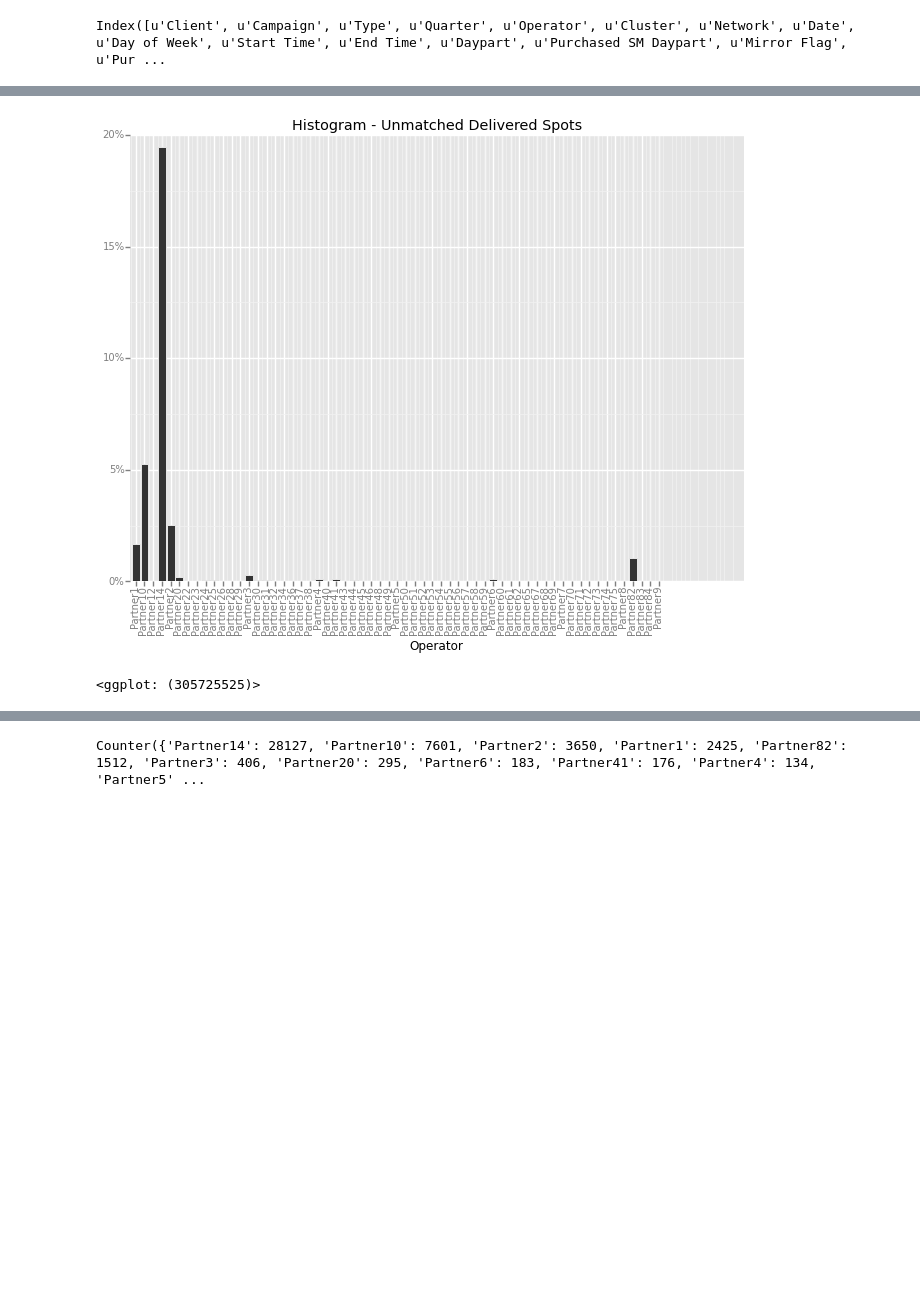
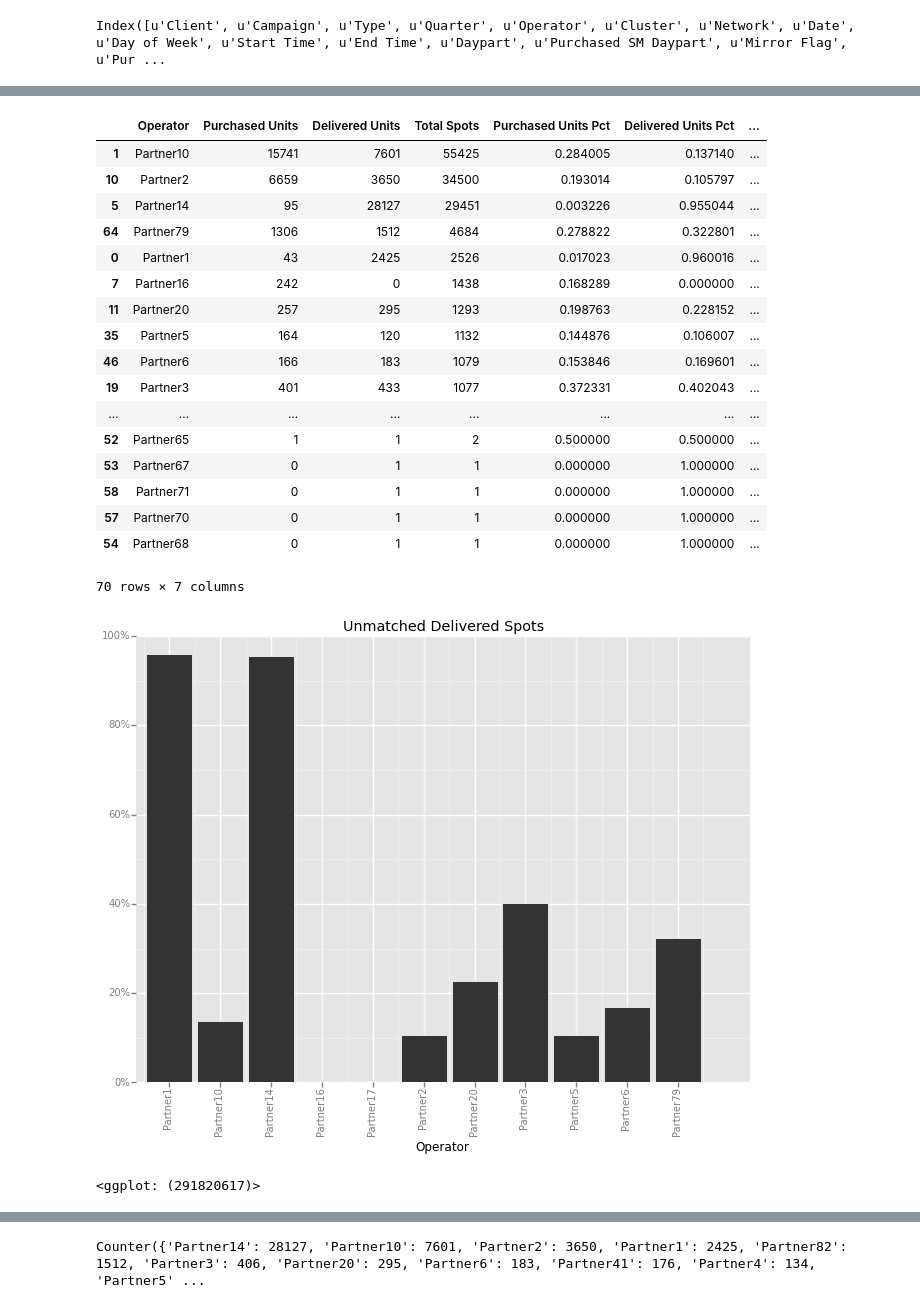
Before and after one commit to asbhat/data-science-class, a Jupyter notebook: final-project/Aditya Bhat - Final Project.ipynb, the cells around one changed output, grey strips where cells are left out. Saved outputs shown, nothing was run; the diff lists cells and outputs as text; code cells hidden in the pictures; blank space fills up the shorter version.

```diff
--- a/final-project/Aditya Bhat - Final Project.ipynb
+++ b/final-project/Aditya Bhat - Final Project.ipynb
@@ -36,6 +32,36 @@ spotHistData['Delivered Units'] = spotHistData['Delivered Units'] / totalSpots
+# %%
+spotHistData = unmatchedData[['Operator', 'Purchased Units', 'Delivered Units']].groupby('Operator').sum()
+providerTotalSpotCounts = rawData[['Operator','Network']].groupby('Operator').count()
+spotHistData = spotHistData.merge(providerTotalSpotCounts, how='left', left_index=True, right_index=True)
+spotHistData.rename(columns={'Network': 'Total Spots'}, inplace=True)
+spotHistData.reset_index(inplace=True)
+spotHistData['Purchased Units Pct'] = spotHistData['Purchased Units'] / spotHistData['Total Spots']
+spotHistData['Delivered Units Pct'] = spotHistData['Delivered Units'] / spotHistData['Total Spots']
+spotHistData['Clearance Score'] = (spotHistData['Delivered Units'] - spotHistData['Purchased Units']) / spotHistData['Total Spots']
+spotHistData.sort(columns=['Total Spots'], inplace=True, ascending=False)
+spotHistData
+# %% [output]
+|  | Operator | Purchased Units | Delivered Units | Total Spots | Purchased Units Pct | Delivered Units Pct | ... |
+| 1 | Partner10 | 15741 | 7601 | 55425 | 0.284005 | 0.137140 | ... |
+| 10 | Partner2 | 6659 | 3650 | 34500 | 0.193014 | 0.105797 | ... |
+| 5 | Partner14 | 95 | 28127 | 29451 | 0.003226 | 0.955044 | ... |
+| 64 | Partner79 | 1306 | 1512 | 4684 | 0.278822 | 0.322801 | ... |
+| 0 | Partner1 | 43 | 2425 | 2526 | 0.017023 | 0.960016 | ... |
+| 7 | Partner16 | 242 | 0 | 1438 | 0.168289 | 0.000000 | ... |
+| 11 | Partner20 | 257 | 295 | 1293 | 0.198763 | 0.228152 | ... |
+| 35 | Partner5 | 164 | 120 | 1132 | 0.144876 | 0.106007 | ... |
+| 46 | Partner6 | 166 | 183 | 1079 | 0.153846 | 0.169601 | ... |
+| 19 | Partner3 | 401 | 433 | 1077 | 0.372331 | 0.402043 | ... |
+| ... | ... | ... | ... | ... | ... | ... | ... |
+| 52 | Partner65 | 1 | 1 | 2 | 0.500000 | 0.500000 | ... |
+| 53 | Partner67 | 0 | 1 | 1 | 0.000000 | 1.000000 | ... |
+| 58 | Partner71 | 0 | 1 | 1 | 0.000000 | 1.000000 | ... |
+| 57 | Partner70 | 0 | 1 | 1 | 0.000000 | 1.000000 | ... |
+| 54 | Partner68 | 0 | 1 | 1 | 0.000000 | 1.000000 | ... |
+70 rows × 7 columns
 # %%
-ggplot(spotHistData[spotHistData['Purchased Units'] == 0], aes(x='Operator', weight='Delivered Units')) + geom_bar() + theme(axis_text_x=element_text(angle=90)) + ggtitle('Histogram - Unmatched Delivered Spots') + scale_y_continuous(labels='percent')
+ggplot(spotHistData[spotHistData['Total Spots'] >= 900], aes(x='Operator', weight='Delivered Units Pct')) + geom_bar() + theme(axis_text_x=element_text(angle=90)) + ggtitle('Unmatched Delivered Spots') + scale_y_continuous(labels='percent')
 # %% [output]
-[figure, old version]
+[figure, new version]
-<ggplot: (305725525)>
+<ggplot: (291820617)>
 # %%
```
Also changed, not shown: parts of 5 cells of this notebook.
